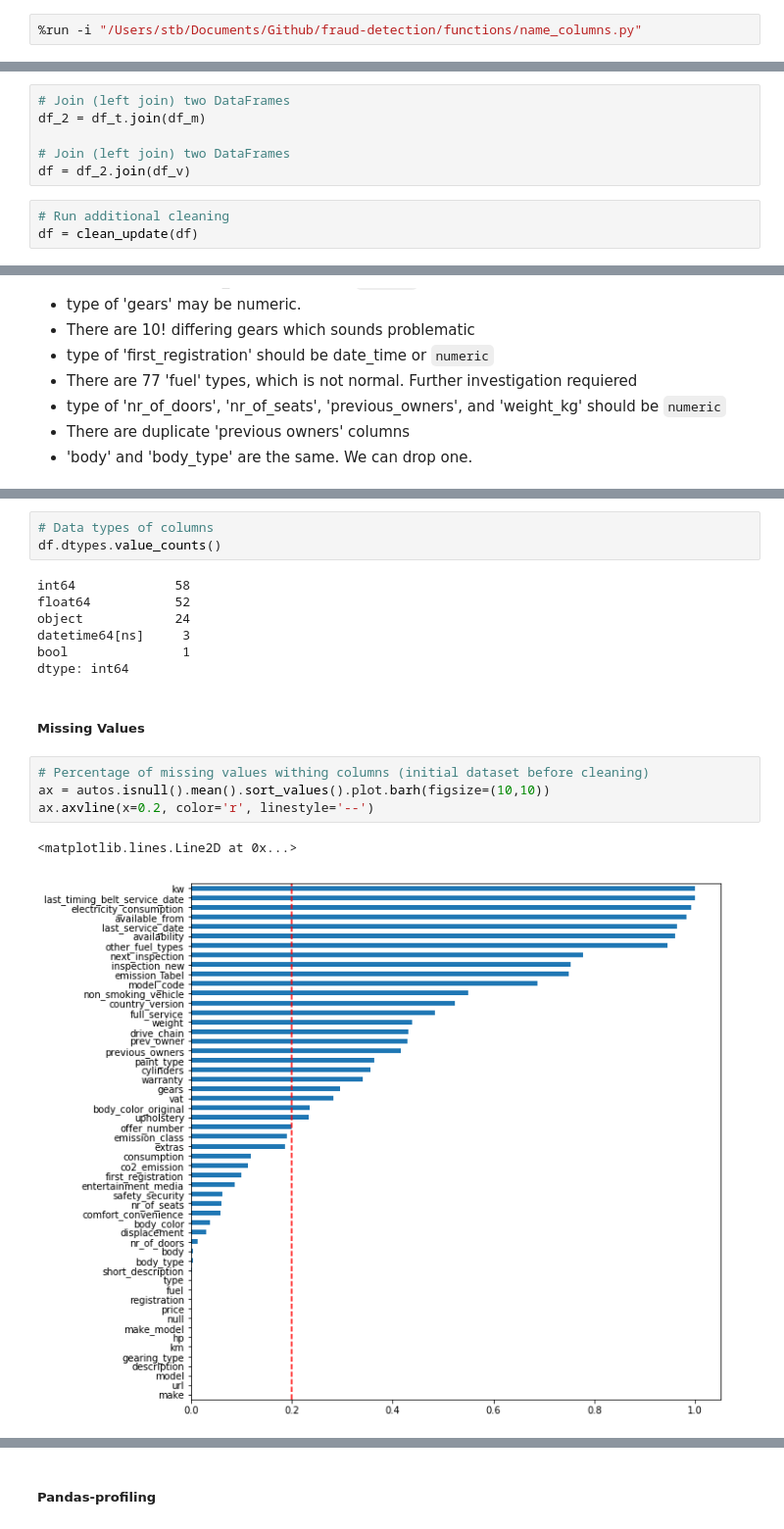
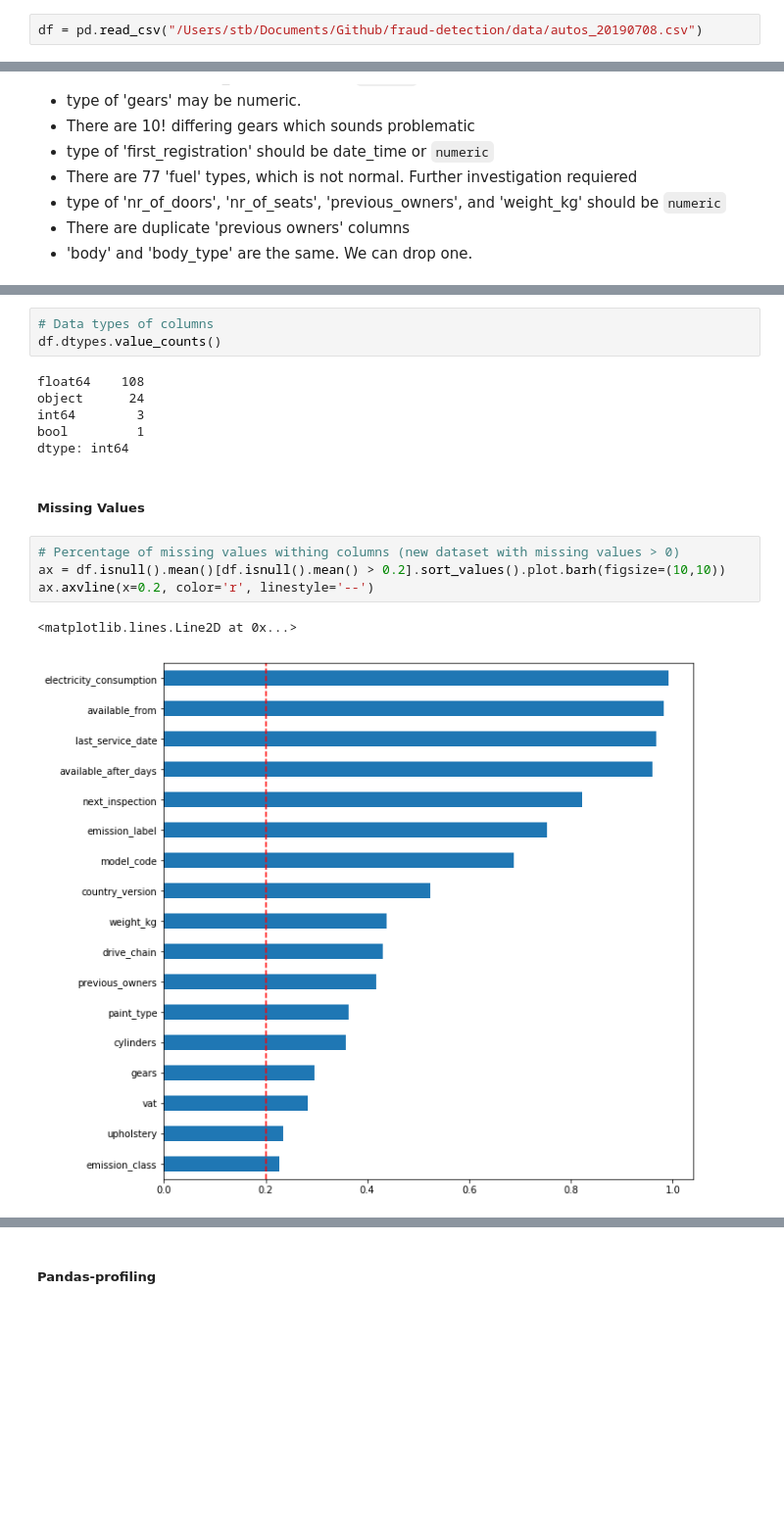
Before and after one commit to kaymal/price-prediction, a Jupyter notebook: trgt/EDA-t.ipynb, the cells around one changed output, grey strips where cells are left out. Shown: that part at 98% size. Drawn from its saved outputs; the diff is of its cells as text; blank space fills up the shorter version.

Commit message:
EDA with the updated dataset

```diff
--- a/trgt/EDA-t.ipynb
+++ b/trgt/EDA-t.ipynb
@@ -79,2 +41,2 @@ dtype: float64
 # %%
-%run -i "/Users/stb/Documents/Github/fraud-detection/functions/name_columns.py"
+df = pd.read_csv("/Users/stb/Documents/Github/fraud-detection/data/autos_20190708.csv")
@@ -128,12 +43,3 @@ See the caveats in the documentation: http://pandas.pydata.org/pandas-docs/stabl
-# %%
-# Join (left join) two DataFrames
-df_2 = df_t.join(df_m)
-
-# Join (left join) two DataFrames
-df = df_2.join(df_v)
-# %%
-# Run additional cleaning
-df = clean_update(df)
 # %% [markdown]
 ### EDA
 # %% [markdown]
@@ -223,18 +129,17 @@ Text(0.5, 1.0, 'Data Types of Columns')
 # Data types of columns
 df.dtypes.value_counts()
 # %% [output]
-int64             58
-float64           52
-object            24
-datetime64[ns]     3
-bool               1
+float64    108
+object      24
+int64        3
+bool         1
 dtype: int64
 # %% [markdown]
 ##### Missing Values
 # %%
-# Percentage of missing values withing columns (initial dataset before cleaning)
-ax = autos.isnull().mean().sort_values().plot.barh(figsize=(10,10))
+# Percentage of missing values withing columns (new dataset with missing values > 0)
+ax = df.isnull().mean()[df.isnull().mean() > 0.2].sort_values().plot.barh(figsize=(10,10))
 ax.axvline(x=0.2, color='r', linestyle='--')
 # %% [output]
 <matplotlib.lines.Line2D at 0x...>
-[figure, old version]
+[figure, new version]
```
Also changed, not shown: parts of 37 cells of this notebook.
